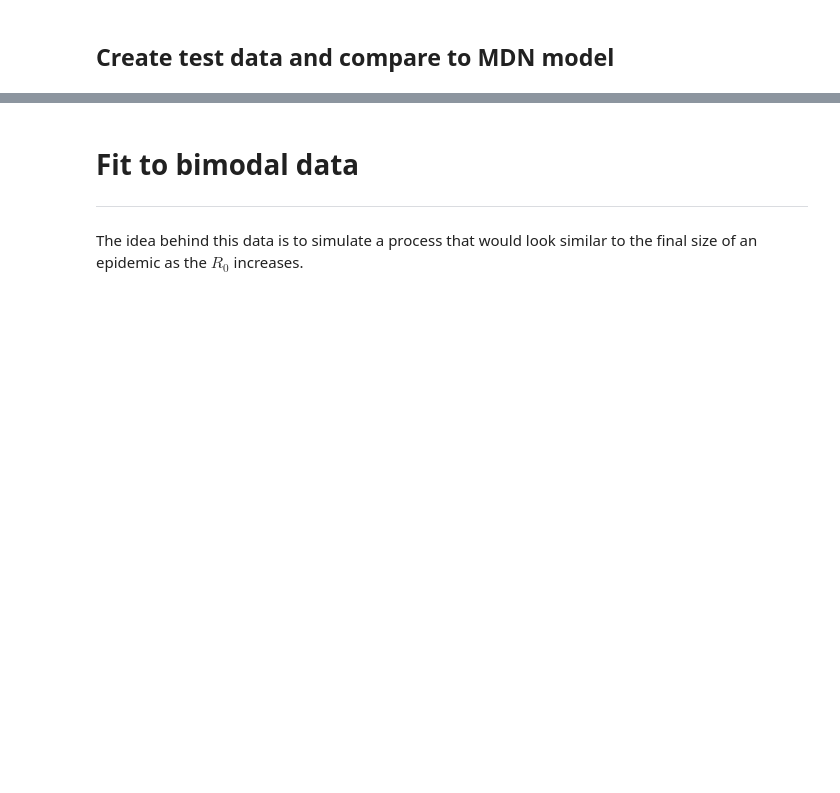
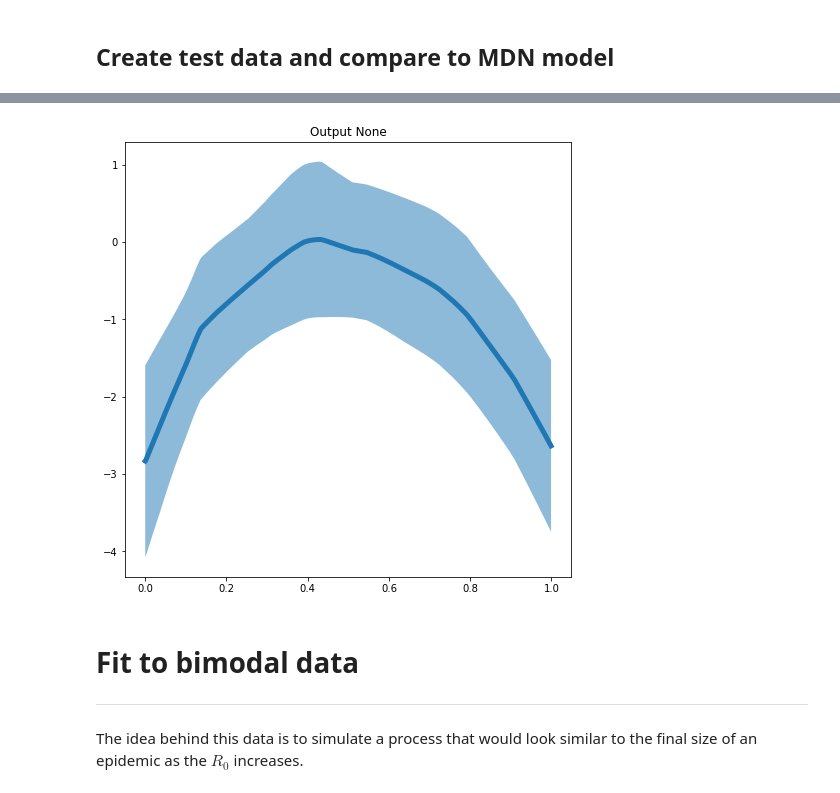
Before and after one commit to QCaudron/pydra, a Jupyter notebook: notebooks/one_input_to_one_output_example.ipynb, the cells around one changed output, grey strips where cells are left out. Cells and saved outputs as stored; diff of their text form; code cells hidden in the pictures; blank space fills up the shorter version.

```diff
--- a/notebooks/one_input_to_one_output_example.ipynb
+++ b/notebooks/one_input_to_one_output_example.ipynb
@@ -93,3 +98,7 @@ plt.legend();plt.xlabel('x');plt.ylabel('y');
+# %%
+pu.plot_mean_and_var(output,x_test)
+# %% [output]
+[figure, added]
 # %% [markdown]
 # Fit to bimodal data
 --------
```
Also changed, not shown: parts of 13 cells of this notebook, 4 other files.
